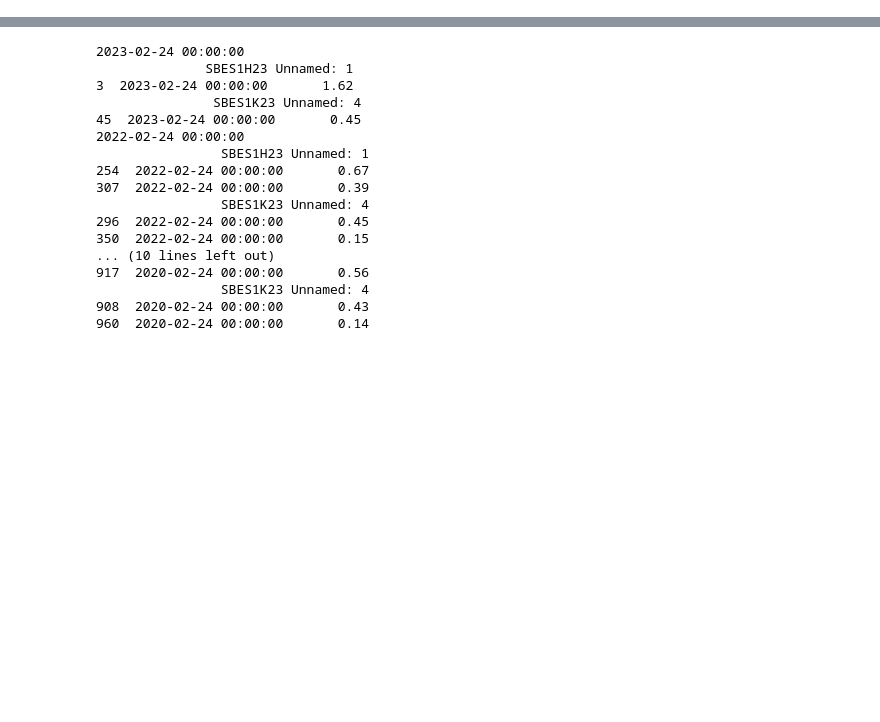
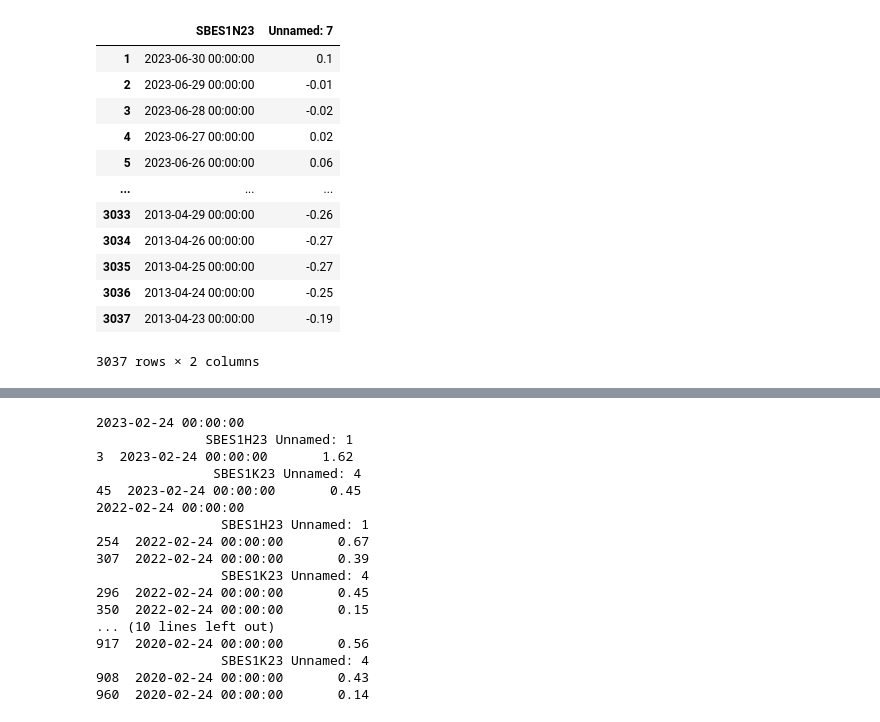
Before and after one commit to tomektom10/dataScienceBootCamp, a Jupyter notebook: moje_projekt_cukier.ipynb, the cells around one changed output, grey strips where cells are left out. Saved outputs shown, nothing was run; the diff lists cells and outputs as text; code cells hidden in the pictures; blank space fills up the shorter version.

```diff
--- a/moje_projekt_cukier.ipynb
+++ b/moje_projekt_cukier.ipynb
@@ -26,7 +43,24 @@ df1
 # %%
 df2 = df[["SBES1K23", "Unnamed: 4"]].iloc[1:]
 df2
 import datetime
+
+df3 = df[["SBES1N23", "Unnamed: 7"]].iloc[1:]
+df3
+# %% [output]
+|  | SBES1N23 | Unnamed: 7 |
+| 1 | 2023-06-30 00:00:00 | 0.1 |
+| 2 | 2023-06-29 00:00:00 | -0.01 |
+| 3 | 2023-06-28 00:00:00 | -0.02 |
+| 4 | 2023-06-27 00:00:00 | 0.02 |
+| 5 | 2023-06-26 00:00:00 | 0.06 |
+| ... | ... | ... |
+| 3033 | 2013-04-29 00:00:00 | -0.26 |
+| 3034 | 2013-04-26 00:00:00 | -0.27 |
+| 3035 | 2013-04-25 00:00:00 | -0.27 |
+| 3036 | 2013-04-24 00:00:00 | -0.25 |
+| 3037 | 2013-04-23 00:00:00 | -0.19 |
+3037 rows × 2 columns
 # %%
 # przerobiłem tak zeby w przypadku braku danych wyswietlało puste.
 # %%
```
Also changed, not shown: parts of 22 cells of this notebook.
